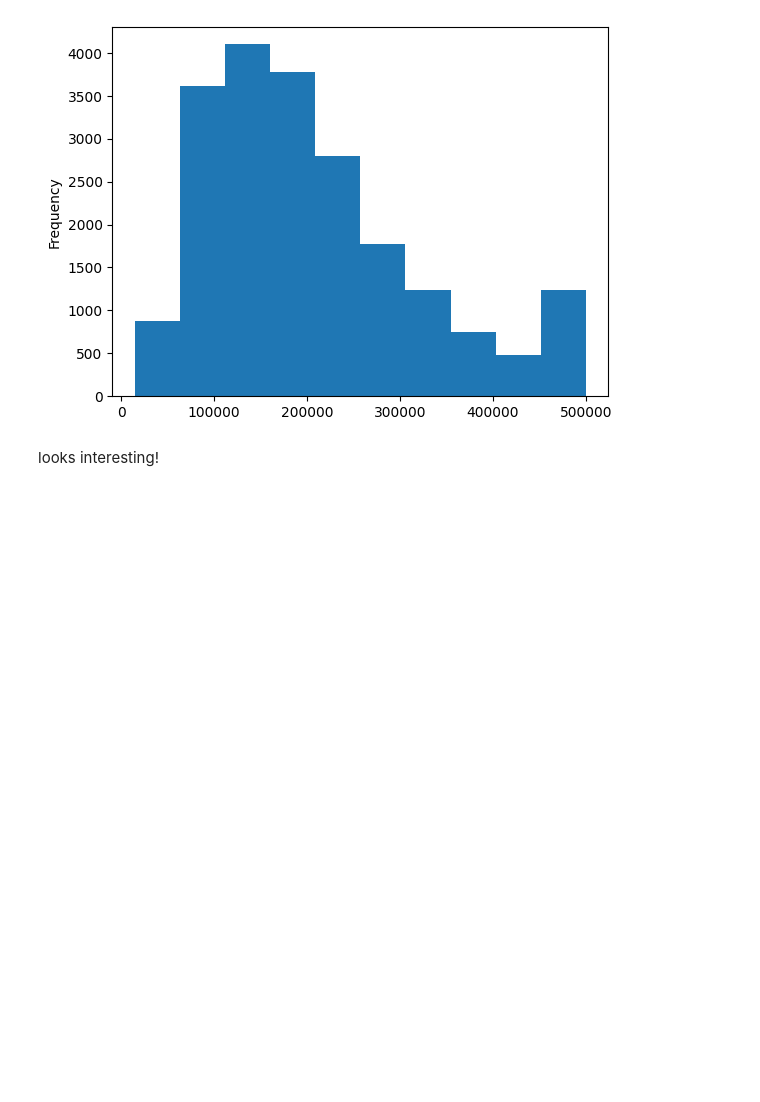
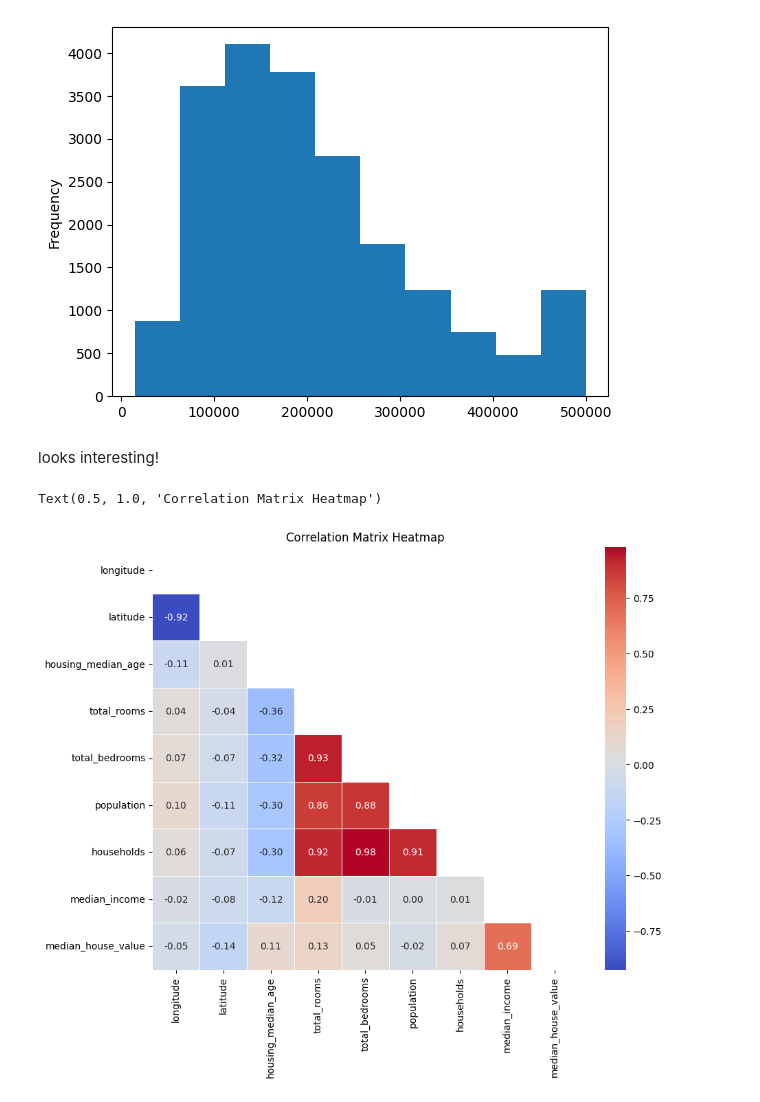
Before and after one commit to JuliaMoa/Labb-statistiska-metoder, a Jupyter notebook: eda.ipynb, the cells around one changed output. Drawn from its saved outputs; the diff is of its cells as text; code cells hidden in the pictures; blank space fills up the shorter version.

```diff
--- a/eda.ipynb
+++ b/eda.ipynb
@@ -107,3 +108,15 @@ df["median_house_value"].plot(kind="hist")
 [figure]
 # %% [markdown]
 looks interesting!
+# %%
+only_numeric = df.select_dtypes(include=['int64', 'float64'])
+corr_matrix = only_numeric.corr()
+# %%
+#create a heatmap
+plt.figure(figsize=(10,8))
+mask = np.triu(np.ones_like(corr_matrix, dtype=bool))
+sns.heatmap(corr_matrix, mask=mask, annot=True, fmt=".2f", cmap="coolwarm", linewidth=0.5)
+plt.title("Correlation Matrix Heatmap")
+# %% [output]
+Text(0.5, 1.0, 'Correlation Matrix Heatmap')
+[figure, added]
```
Also changed, not shown: parts of 7 cells of this notebook, 1 other file.
